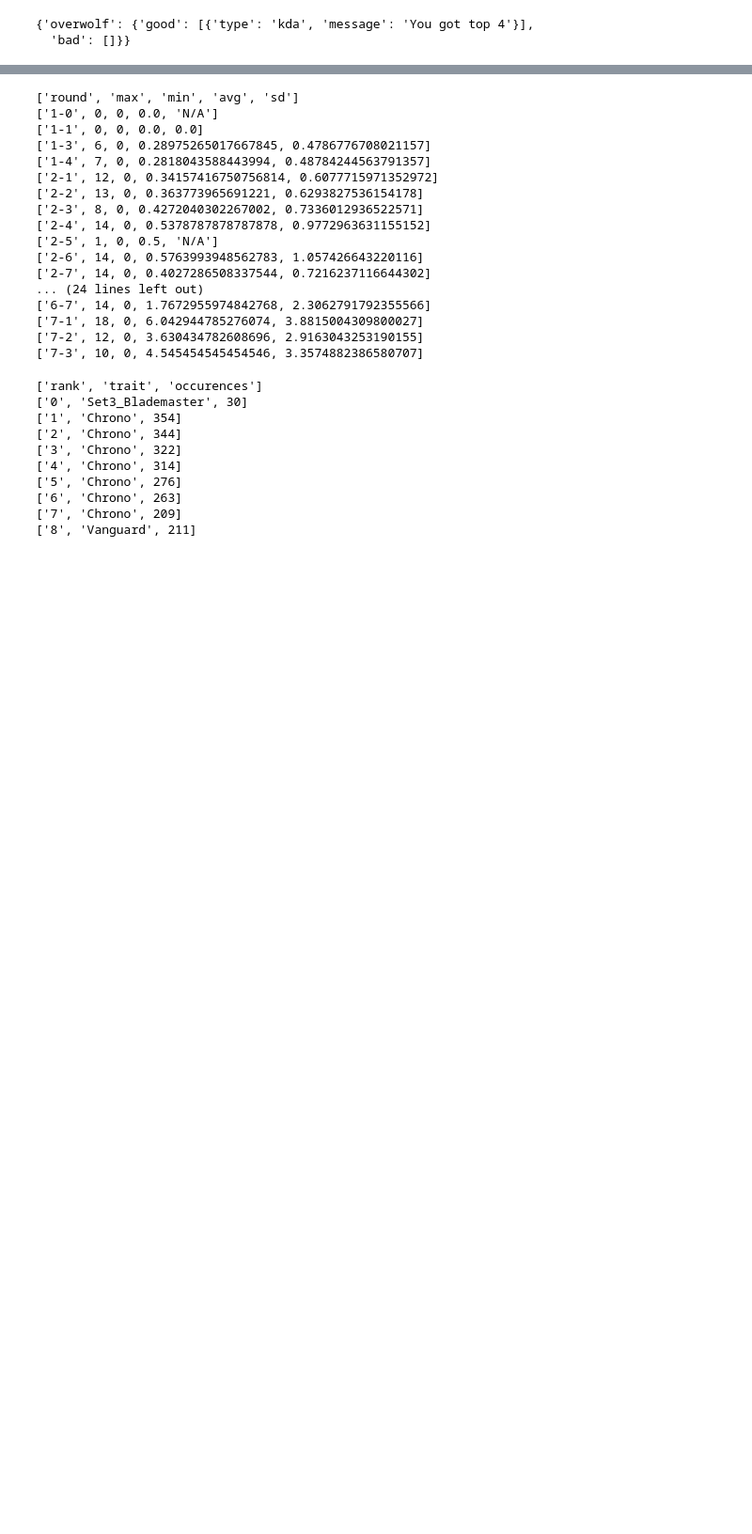
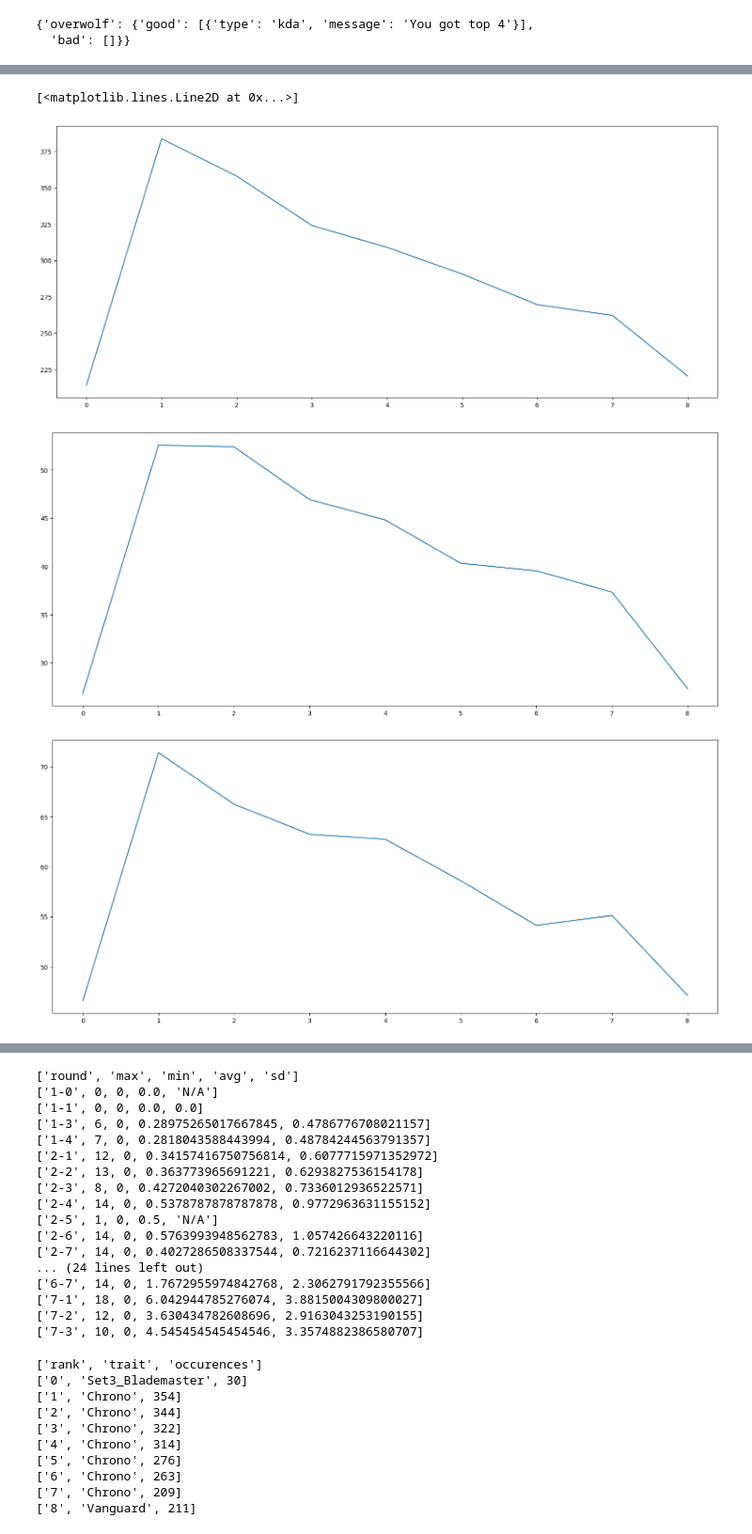
Before and after one commit to vivianshen1130/Team-18-Which-actions-are-more-impactful-than-others, a Jupyter notebook: EDA.ipynb, the cells around one changed output, grey strips where cells are left out. Shown at 94% size. Cells and saved outputs as stored; diff of their text form; code cells hidden in the pictures; blank space fills up the shorter version.

```diff
--- a/EDA.ipynb
+++ b/EDA.ipynb
@@ -140,0 +118,48 @@ for item in result4:
+# %%
+# Generate graphs for the variable summaries categorised by rank
+x = [0, 1, 2, 3, 4, 5, 6, 7, 8]
+
+# Gold Summary Graph
+result = getGoldSummaryByRank()
+y = []
+for item in result:
+    y.append(item[3])
+y.remove('avg')
+
+plt.figure(figsize=(19,8), dpi= 100, facecolor='w', edgecolor='k')
+plt.plot(x,y)
+
+# Reroll Summary
+result = getRerollSummaryByRank()
+y = []
+for item in result:
+    y.append(item[3])
+y.remove('avg')
+
+plt.figure(figsize=(19,8), dpi= 100, facecolor='w', edgecolor='k')
+plt.plot(x,y)
+
+# Units Bought Summary
+result = getUnitsBoughtSummaryByRank()
+y = []
+for item in result:
+    y.append(item[3])
+y.remove('avg')
+
+plt.figure(figsize=(19,8), dpi= 100, facecolor='w', edgecolor='k')
+plt.plot(x,y)
+
+# Items Used Summary
+result = getItemSummaryByRank()
+y = []
+for item in result:
+    y.append(item[3])
+y.remove('avg')
+
+plt.figure(figsize=(19,8), dpi= 100, facecolor='w', edgecolor='k')
+plt.plot(x,y)
+# %% [output]
+[<matplotlib.lines.Line2D at 0x...>]
+[figure, added]
+[figure, added]
+[figure, added]
```
Also changed, not shown: parts of 3 cells of this notebook.
